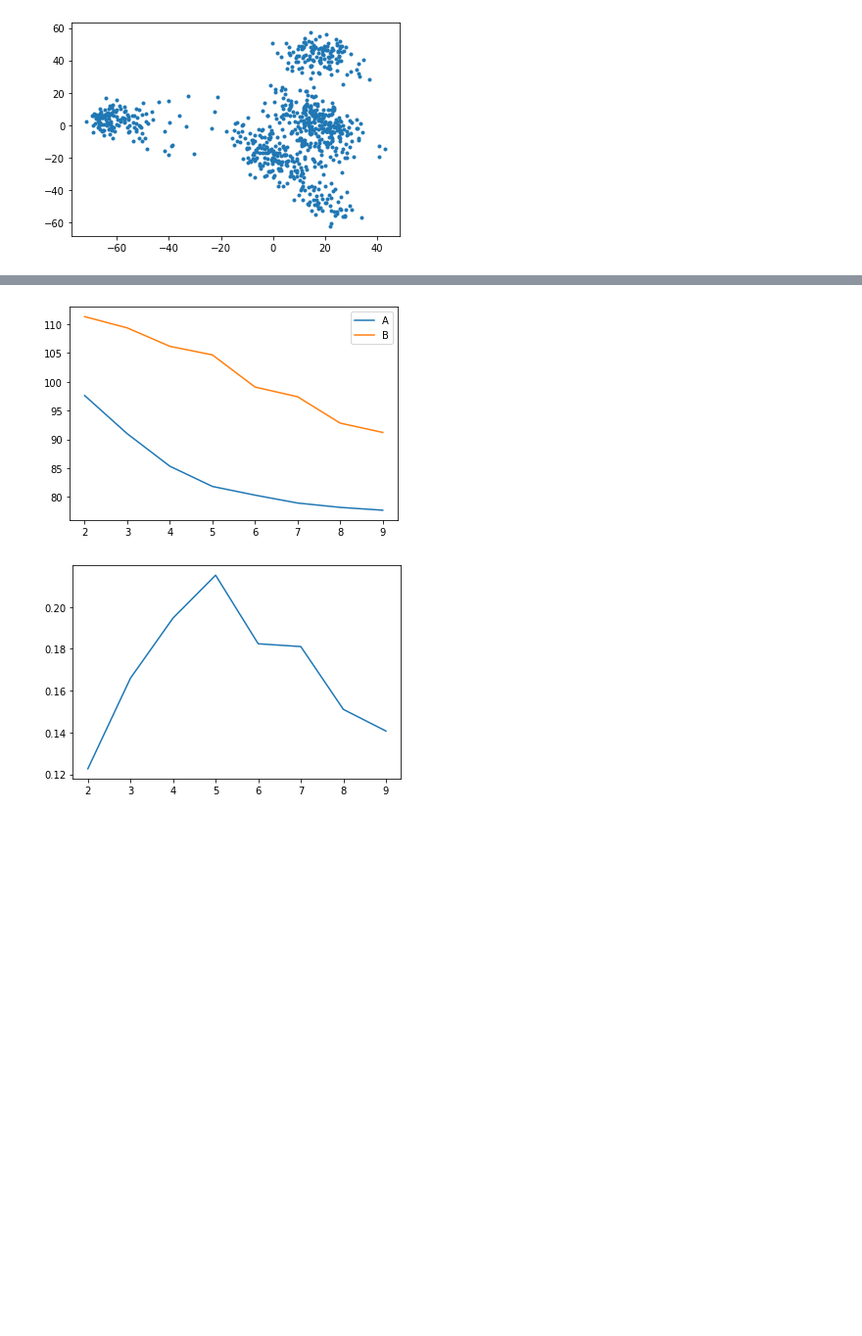
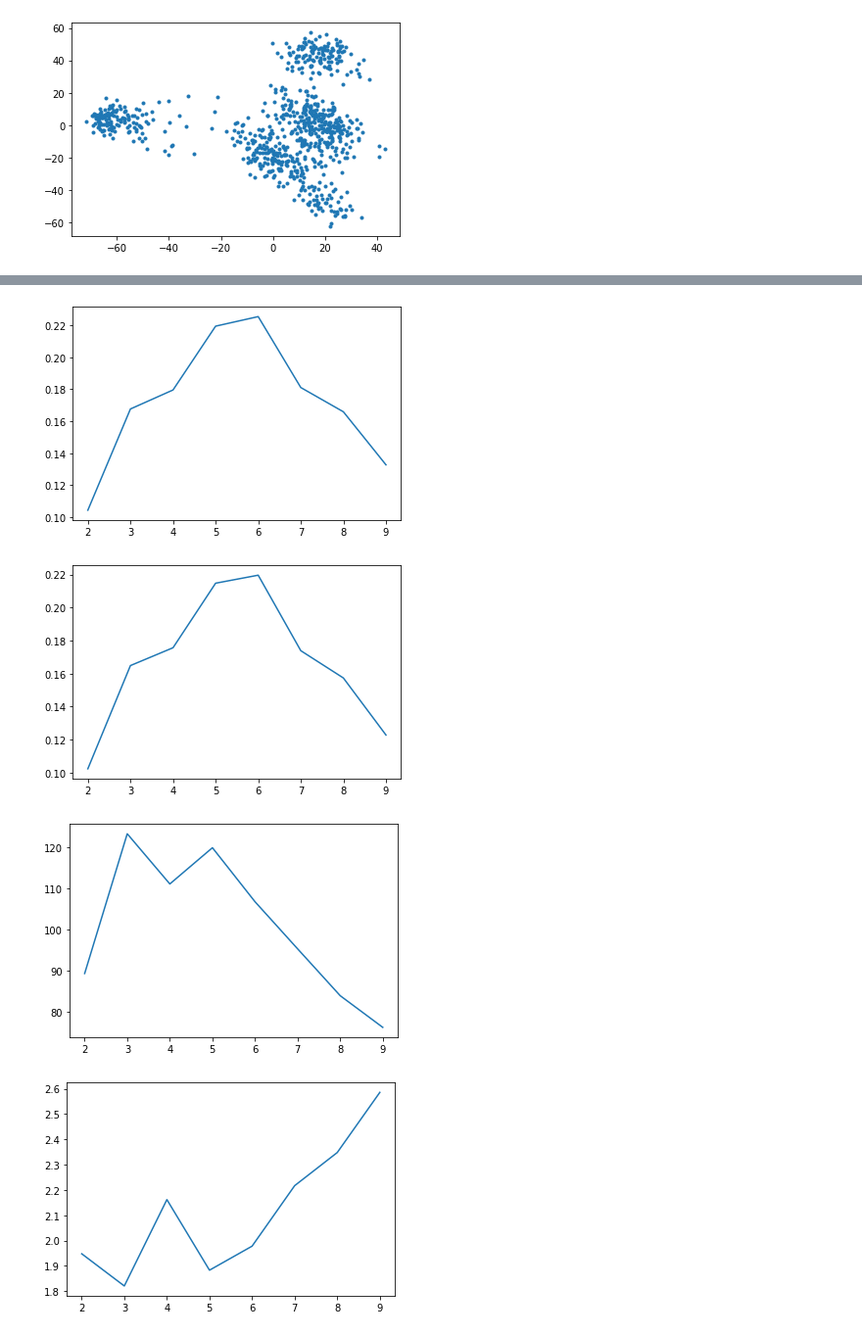
Before and after one commit to dtonderski/statistical_learning_for_big_data, a Jupyter notebook: Homework 2/Untitled.ipynb, the cells around one changed output, grey strips where cells are left out. Shown at 98% size. Saved outputs shown, nothing was run; the diff lists cells and outputs as text; code cells hidden in the pictures; blank space fills up the shorter version.

```diff
--- a/Homework 2/Untitled.ipynb
+++ b/Homework 2/Untitled.ipynb
@@ -98,18 +96,35 @@ def plot_PC(data, labels, K, pc1 = 0, pc2 = 1):
 # %%
 from sklearn.mixture import GaussianMixture
 from scipy.spatial.distance import cdist
+from sklearn.metrics import calinski_harabasz_score
+from sklearn.metrics import davies_bouldin_score
+from sklearn.metrics import silhouette_score
 
 K_max = 10
+n_tries = 10
 K_array = list(range(2, K_max))
-A_arr = np.zeros(len(K_array))
-B_arr = np.zeros(len(K_array))
 S_arr = np.zeros(len(K_array))
+S_new_arr = np.zeros(len(K_array))
+calinski_arr = np.zeros(len(K_array))
+davies_arr = np.zeros(len(K_array))
 dist = cdist(data_pc, data_pc)
 
 for i,K in enumerate(K_array):
-    gm = GaussianMixture(n_components=K, random_state=0, n_init = 10).fit(data_pc)
-    labels = gm.predict(data_pc)
-    A,B,S = calculate_metrics(data_pc, labels, dist)
-    A_arr[i] = A
-    B_arr[i] = B
-    S_arr[i] = S
+    S_try = []
+    S_new_try = []
+    calinski_try = []
+    davies_try = []
+    for j in range(n_tries):
+        gm = GaussianMixture(n_components=K, random_state=0, n_init = 1).fit(data_pc)
+        labels = gm.predict(data_pc)
+        S_try.append(calculate_S(data_pc, labels, dist))
+        calinski_try.append(calinski_harabasz_score(data_pc, labels))
+        davies_try.append(davies_bouldin_score(data_pc, labels))
+        S_new_try.append(silhouette_score(data_pc, labels))
+
+    S_arr[i] = np.mean(S_try)
+    calinski_arr[i] = np.mean(calinski_try)
+    davies_arr[i] = np.mean(davies_try)
+    S_new_arr[i] = np.mean(S_new_try)
+    print("K = %s" % K)
+    plot_PC(data_pc, labels, K)
@@ -116,11 +145,17 @@ for i,K in enumerate(K_array):
 # %%
-plt.plot(K_array, A_arr)
-plt.plot(K_array, B_arr)
-plt.legend(['A', 'B'])
+plt.plot(K_array, S_arr)
 plt.show()
 
-plt.plot(K_array, S_arr)
+plt.plot(K_array, S_new_arr)
 plt.show()
+
+plt.plot(K_array, calinski_arr)
+plt.show()
+
+plt.plot(K_array, davies_arr)
+plt.show()
 # %% [output]
-[figure, old version]
+[figure, new version]
-[figure, old version]
+[figure, new version]
+[figure, added]
+[figure, added]
```
Also changed, not shown: parts of 2 cells of this notebook, 1 other file.
